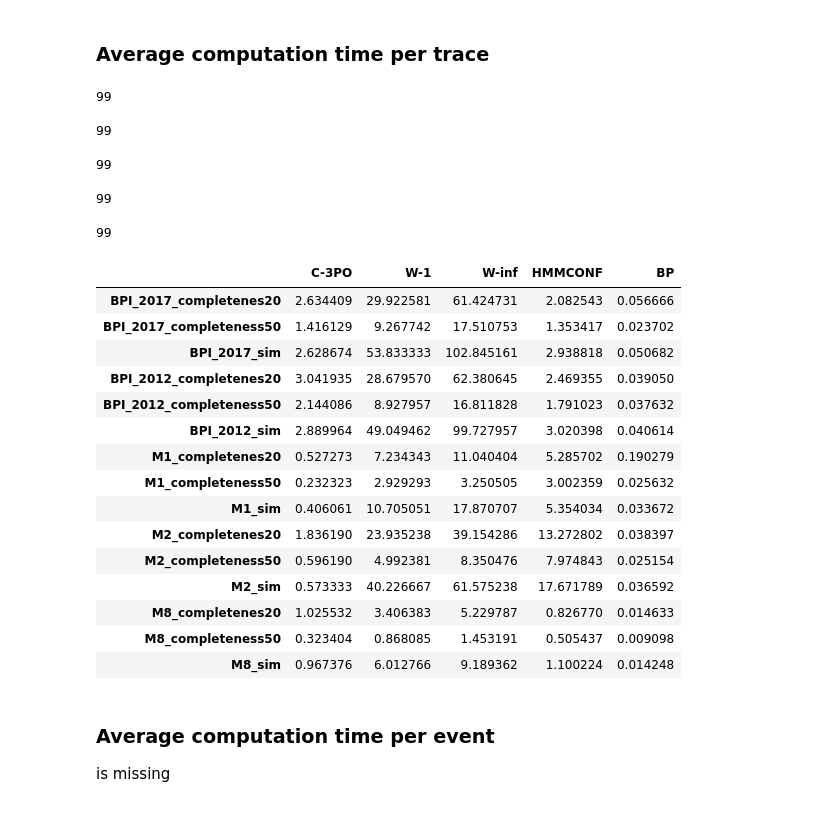
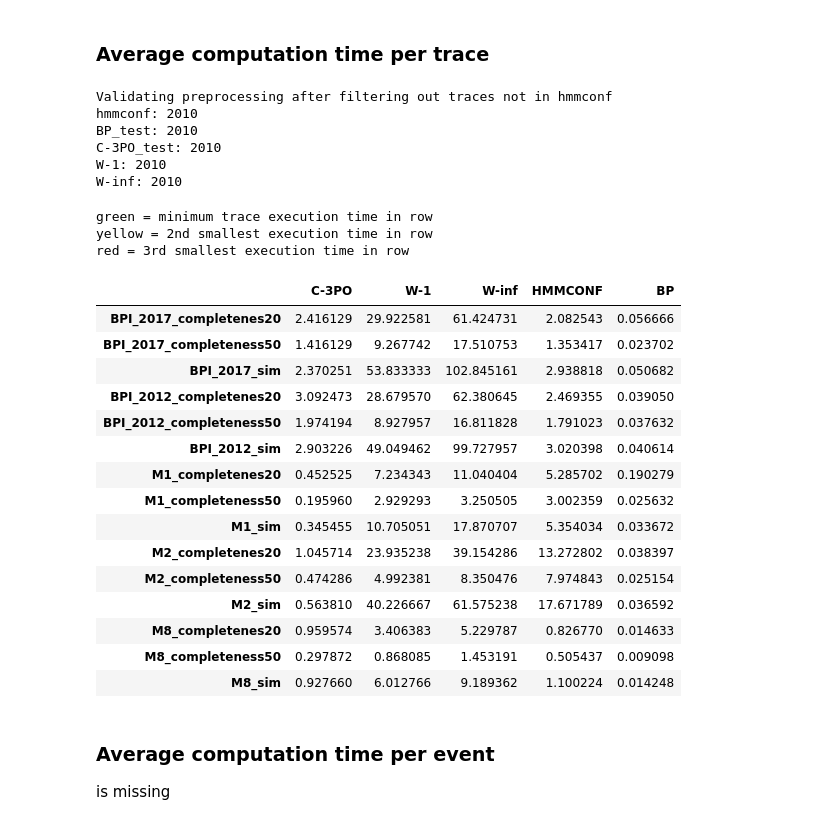
Before and after one commit to MaxTNielsen/ConformanceCheckingUsingTries, a Jupyter notebook: Jupyter/comparative_analysis.ipynb, the cells around one changed output. Saved outputs shown, nothing was run; the diff lists cells and outputs as text; code cells hidden in the pictures.

```diff
--- a/Jupyter/comparative_analysis.ipynb
+++ b/Jupyter/comparative_analysis.ipynb
@@ -340,62 +360,74 @@ pref_w_1_test = pd.concat(t_['pref_w_1_test'], ignore_index=True)
 pref_w_inf_test = pd.concat(t_['pref_w_inf_test'], ignore_index=True)
 BP_test = pd.concat(t_['BP_test'], ignore_index=True)
 # %%
-print(len(sorted(hmmconf_df[hmmconf_df.model == 'M1'].TraceId.unique())))
-print("")
-print(len(sorted(BP_test[BP_test.model == 'M1'].TraceId.unique())))
-print("")
-print(len(sorted(C_3PO_test[C_3PO_test.model == 'M1'].TraceId.unique())))
-print("")
-print(len(sorted(pref_w_1_test[pref_w_1_test.model == 'M1'].TraceId.unique())))
-print("")
-print(len(sorted(pref_w_inf_test[pref_w_inf_test.model == 'M1'].TraceId.unique())))
+print("Validating preprocessing after filtering out traces not in hmmconf")
+print("hmmconf: {}".format(hmmconf_df.groupby(['model','log_type','TraceId']).agg({'ExecutionTime': np.sum}).shape[0]))
+print("BP_test: {}".format(BP_test.groupby(['model','log_type','TraceId']).agg({'ExecutionTime': np.sum}).shape[0]))
+print("C-3PO_test: {}".format(C_3PO_test.shape[0]))
+print("W-1: {}".format(pref_w_1_test.shape[0]))
+print("W-inf: {}".format(pref_w_inf_test.shape[0]))
 # %% [output]
-99
-
-99
-
-99
-
-99
-
-99
+Validating preprocessing after filtering out traces not in hmmconf
+hmmconf: 2010
+BP_test: 2010
+C-3PO_test: 2010
+W-1: 2010
+W-inf: 2010
 # %%
 log_names = [list(zip(3*[log_n], LOG_TYPES)) for log_n in LOGS]
 indexes = [l_n+'_'+l_t for l in log_names for (l_n, l_t) in l]
 columns = ['C-3PO', 'W-1', 'W-inf', 'HMMCONF', 'BP']
 
 hmmconf_mean_exe = hmmconf_df.groupby(['model','log_type','TraceId']).agg({'ExecutionTime': np.sum}).groupby(['model','log_type']).agg({'ExecutionTime': np.mean}).reset_index()
 BP_mean_exe = BP_test.groupby(['model','log_type','TraceId']).agg({'ExecutionTime': np.sum}).groupby(['model','log_type']).agg({'ExecutionTime': np.mean}).reset_index()
 C_3PO_mean_exe = C_3PO_test.groupby(['model','log_type']).agg({'ExecutionTime': np.mean}).reset_index()
 pref_w_inf_mean_exe = pref_w_inf_test.groupby(['model','log_type']).agg({'ExecutionTime': np.mean}).reset_index()
 pref_w_1_mean_exe = pref_w_1_test.groupby(['model','log_type']).agg({'ExecutionTime': np.mean}).reset_index()
 
 data = np.asarray([C_3PO_mean_exe['ExecutionTime'].values, pref_w_1_mean_exe['ExecutionTime'].values, pref_w_inf_mean_exe['ExecutionTime'].values, hmmconf_mean_exe['ExecutionTime'].values, BP_mean_exe['ExecutionTime'].values])
 
 results = pd.DataFrame(index=indexes, data=data.T, columns=columns)
 
 def highlight_min(s):
     is_max = s == s.min()
     return ['color: green' if cell else '' for cell in is_max]
 
-results.style.apply(highlight_min, axis=1)
+def highlight_2ndmin(s):
+    is_max = s == s.nsmallest(2).iloc[-1]
+    return ['color: yellow' if cell else '' for cell in is_max]
+
+def highlight_3rdmin(s):
+    is_max = s == s.nsmallest(3).iloc[-1]
+    return ['color: red' if cell else '' for cell in is_max]
+
+
+msg = "green = minimum trace execution time in row \n\
+yellow = 2nd smallest execution time in row \n\
+red = 3rd smallest execution time in row"
+
+print(msg)
+
+results.style.apply(highlight_min, axis=1).apply(highlight_2ndmin, axis=1).apply(highlight_3rdmin, axis=1)
 # %% [output]
+green = minimum trace execution time in row
+yellow = 2nd smallest execution time in row
+red = 3rd smallest execution time in row
 |  | C-3PO | W-1 | W-inf | HMMCONF | BP |
-| BPI_2017_completenes20 | 2.634409 | 29.922581 | 61.424731 | 2.082543 | 0.056666 |
+| BPI_2017_completenes20 | 2.416129 | 29.922581 | 61.424731 | 2.082543 | 0.056666 |
 | BPI_2017_completeness50 | 1.416129 | 9.267742 | 17.510753 | 1.353417 | 0.023702 |
-| BPI_2017_sim | 2.628674 | 53.833333 | 102.845161 | 2.938818 | 0.050682 |
-| BPI_2012_completenes20 | 3.041935 | 28.679570 | 62.380645 | 2.469355 | 0.039050 |
-| BPI_2012_completeness50 | 2.144086 | 8.927957 | 16.811828 | 1.791023 | 0.037632 |
-| BPI_2012_sim | 2.889964 | 49.049462 | 99.727957 | 3.020398 | 0.040614 |
-| M1_completenes20 | 0.527273 | 7.234343 | 11.040404 | 5.285702 | 0.190279 |
-| M1_completeness50 | 0.232323 | 2.929293 | 3.250505 | 3.002359 | 0.025632 |
-| M1_sim | 0.406061 | 10.705051 | 17.870707 | 5.354034 | 0.033672 |
-| M2_completenes20 | 1.836190 | 23.935238 | 39.154286 | 13.272802 | 0.038397 |
-| M2_completeness50 | 0.596190 | 4.992381 | 8.350476 | 7.974843 | 0.025154 |
-| M2_sim | 0.573333 | 40.226667 | 61.575238 | 17.671789 | 0.036592 |
-| M8_completenes20 | 1.025532 | 3.406383 | 5.229787 | 0.826770 | 0.014633 |
-| M8_completeness50 | 0.323404 | 0.868085 | 1.453191 | 0.505437 | 0.009098 |
-| M8_sim | 0.967376 | 6.012766 | 9.189362 | 1.100224 | 0.014248 |
+| BPI_2017_sim | 2.370251 | 53.833333 | 102.845161 | 2.938818 | 0.050682 |
+| BPI_2012_completenes20 | 3.092473 | 28.679570 | 62.380645 | 2.469355 | 0.039050 |
+| BPI_2012_completeness50 | 1.974194 | 8.927957 | 16.811828 | 1.791023 | 0.037632 |
+| BPI_2012_sim | 2.903226 | 49.049462 | 99.727957 | 3.020398 | 0.040614 |
+| M1_completenes20 | 0.452525 | 7.234343 | 11.040404 | 5.285702 | 0.190279 |
+| M1_completeness50 | 0.195960 | 2.929293 | 3.250505 | 3.002359 | 0.025632 |
+| M1_sim | 0.345455 | 10.705051 | 17.870707 | 5.354034 | 0.033672 |
+| M2_completenes20 | 1.045714 | 23.935238 | 39.154286 | 13.272802 | 0.038397 |
+| M2_completeness50 | 0.474286 | 4.992381 | 8.350476 | 7.974843 | 0.025154 |
+| M2_sim | 0.563810 | 40.226667 | 61.575238 | 17.671789 | 0.036592 |
+| M8_completenes20 | 0.959574 | 3.406383 | 5.229787 | 0.826770 | 0.014633 |
+| M8_completeness50 | 0.297872 | 0.868085 | 1.453191 | 0.505437 | 0.009098 |
+| M8_sim | 0.927660 | 6.012766 | 9.189362 | 1.100224 | 0.014248 |
 # %% [markdown]
 ### Average computation time per event
 
```
Also changed, not shown: parts of 17 cells of this notebook, 2 other files.
